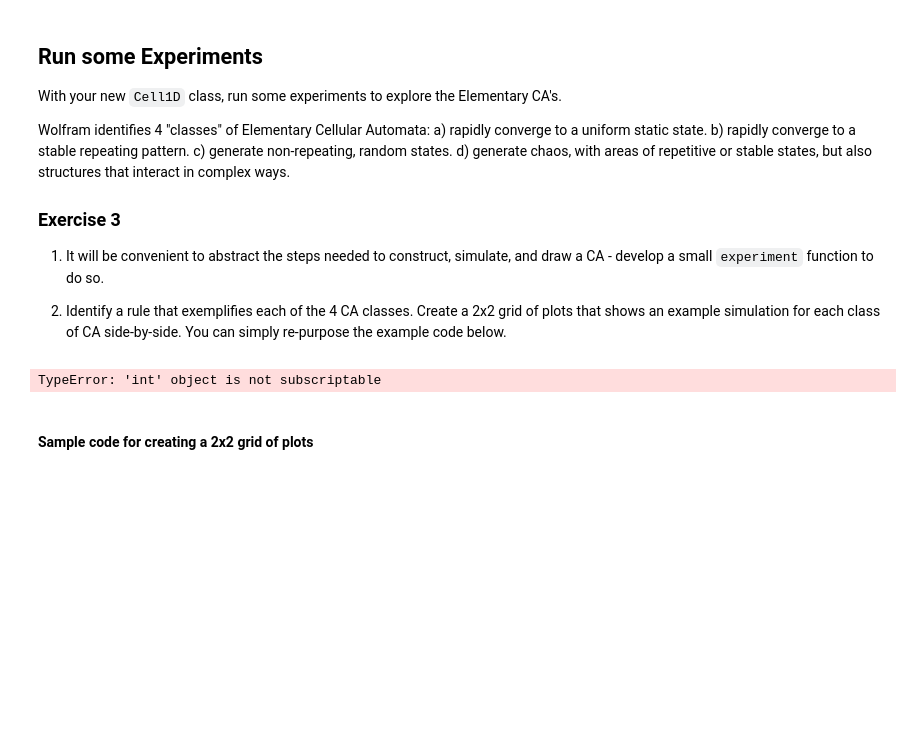
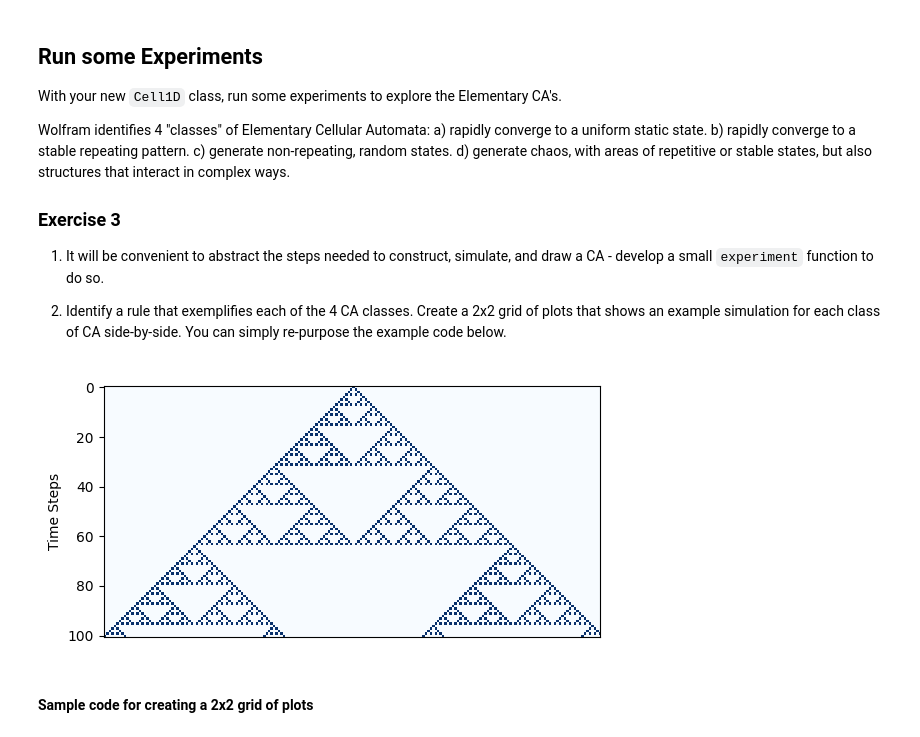
Before and after one commit to Charanjeet-x/comp215, a Jupyter notebook: labs/lab07_cellular_automata.ipynb, the cells around one changed output. Saved outputs shown, nothing was run; the diff lists cells and outputs as text; code cells hidden in the pictures; blank space fills up the shorter version.

```diff
--- a/labs/lab07_cellular_automata.ipynb
+++ b/labs/lab07_cellular_automata.ipynb
@@ -176,15 +199,15 @@ Wolfram identifies 4 "classes" of Elementary Cellular Automata:
    You can simply re-purpose the example code below.
 # %%
 # Solution for Ex. 3 here...
-
-def experiment(rule, n_cells, n_steps, cmap='Blues'):
-    ca = Cell1D(rule, np.zeros(n_cells, dtype=np.uint8))
+def experiment(rule, n_cells, n_steps):
+    start_state = single_centre_array(n_cells)
+    ca = Cell1D(rule, start_state)
     ca.simulate(n_steps)
     ca.draw()
 
-experiment(90, 100, 100)
+experiment(rule=90, n_cells=200, n_steps=100)
 # %% [output]
-TypeError: 'int' object is not subscriptable
+[figure, added]
 # %% [markdown]
 #### Sample code for creating a 2x2 grid of plots
 # %%
```
Also changed, not shown: parts of 3 cells of this notebook.
